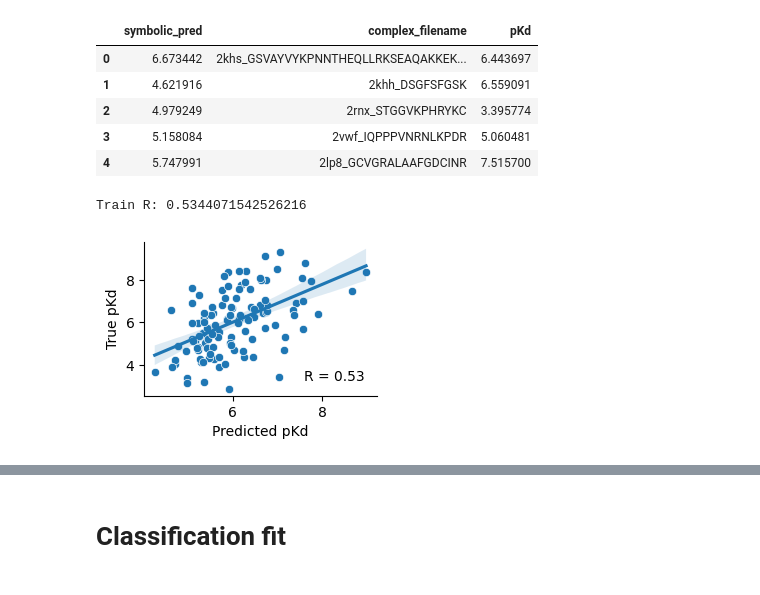
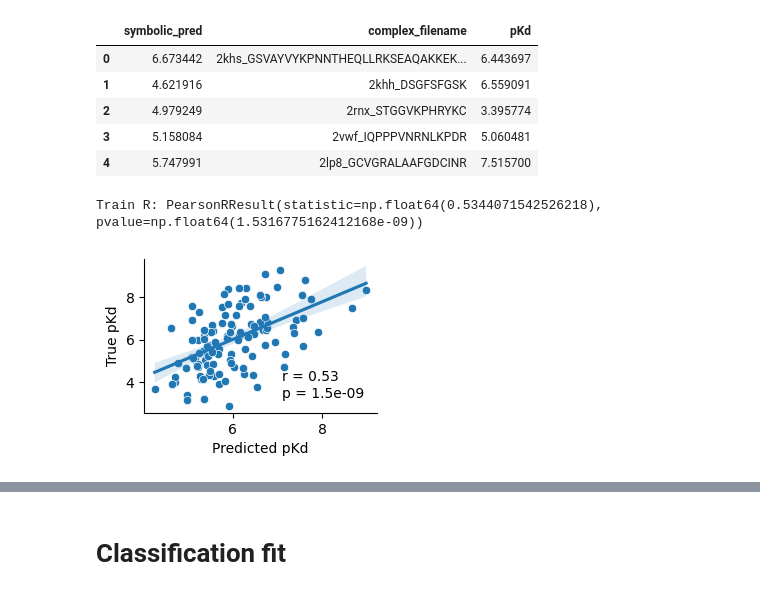
Before and after one commit to ErikHartman/PepBind, a Jupyter notebook: src/binding_score_function/notebooks/pred_equation_v2.ipynb, the cells around one changed output, grey strips where cells are left out. Saved outputs shown, nothing was run; the diff lists cells and outputs as text; code cells hidden in the pictures.

```diff
--- a/src/binding_score_function/notebooks/pred_equation_v2.ipynb
+++ b/src/binding_score_function/notebooks/pred_equation_v2.ipynb
@@ -4,16 +4,16 @@
 import pandas as pd
 
 def load_data(drop_columns=None):
-    real_x_train = pd.read_csv("/home/er8813ha/immunopeptides/data/x_y_v2/real_X_train.csv")
-    random_x_train = pd.read_csv("/home/er8813ha/immunopeptides/data/x_y_v2/random_X_train.csv")
-    shuffle_x_train = pd.read_csv("/home/er8813ha/immunopeptides/data/x_y_v2/shuffle_X_train.csv")
+    real_x_train = pd.read_csv("../../../data/x_y_v2/real_X_train.csv")
+    random_x_train = pd.read_csv("../../../data/x_y_v2/random_X_train.csv")
+    shuffle_x_train = pd.read_csv("../../../data/x_y_v2/shuffle_X_train.csv")
 
-    real_x_val = pd.read_csv("/home/er8813ha/immunopeptides/data/x_y_v2/real_X_val.csv")
-    random_x_val = pd.read_csv("/home/er8813ha/immunopeptides/data/x_y_v2/random_X_val.csv")
-    shuffle_x_val = pd.read_csv("/home/er8813ha/immunopeptides/data/x_y_v2/shuffle_X_val.csv")
+    real_x_val = pd.read_csv("../../../data/x_y_v2/real_X_val.csv")
+    random_x_val = pd.read_csv("../../../data/x_y_v2/random_X_val.csv")
+    shuffle_x_val = pd.read_csv("../../../data/x_y_v2/shuffle_X_val.csv")
 
-    real_y_train = pd.read_csv("/home/er8813ha/immunopeptides/data/x_y_v2/real_y_train.csv")
-    real_y_val = pd.read_csv("/home/er8813ha/immunopeptides/data/x_y_v2/real_y_val.csv")
+    real_y_train = pd.read_csv("../../../data/x_y_v2/real_y_train.csv")
+    real_y_val = pd.read_csv("../../../data/x_y_v2/real_y_val.csv")
 
     real_train = real_x_train.merge(real_y_train, on="complex_filename")
     real_train.set_index("complex_filename", inplace=True)
@@ -53,9 +53,9 @@ sns.barplot(y=pKd_corr.values, x=pKd_corr.index)
 # %%
 def load_regression_data():
     base_dirs = [
-        "/home/er8813ha/immunopeptides/plots_v2_both/regression/",
-        "/home/er8813ha/immunopeptides/plots_v2_boltz/regression/",
-        "/home/er8813ha/immunopeptides/plots_v2_alphafold/regression/"
+        "../../../plots_v2_both/regression/",
+        "../../../plots_v2_boltz/regression/",
+        "../../../plots_v2_alphafold/regression/"
     ]
     train_regression_predictions = []
     val_regression_predictions = []
@@ -157,18 +158,19 @@ val_predictions.head()
 # %%
 
 plt.figure(figsize=(3,2))
-r = stats.pearsonr(val_predictions["symbolic_pred"], val_predictions["pKd"])[0]
+r = stats.pearsonr(val_predictions["symbolic_pred"], val_predictions["pKd"])
 print("Train R:", r)
-sns.scatterplot(val_predictions, x="symbolic_pred", y="pKd", color="tab:blue", label=f'R = {r:.2f}')
+sns.scatterplot(val_predictions, x="symbolic_pred", y="pKd", color="tab:blue", label=f'r = {r[0]:.2f}\np = {r[1]:.1e}')
 sns.regplot(val_predictions, x="symbolic_pred", y="pKd", scatter=False, color="tab:blue")
 plt.legend(frameon=False)
 plt.xlabel("Predicted pKd")
 plt.ylabel("True pKd")
 sns.despine()
+val_predictions.to_csv("../../../source_data/2g_2.csv")
 #plt.savefig("./plots/v2_regression_equation_val_pred_vs_true.svg", dpi=300, bbox_inches='tight')
 # %% [output]
-Train R: 0.5344071542526216
+Train R: PearsonRResult(statistic=np.float64(0.5344071542526218), pvalue=np.float64(1.5316775162412168e-09))
-[figure, old version]
+[figure, new version]
 # %%
 val_regression_predictions
 # %% [output]
```
Also changed, not shown: parts of 12 cells of this notebook, 19 other files.
